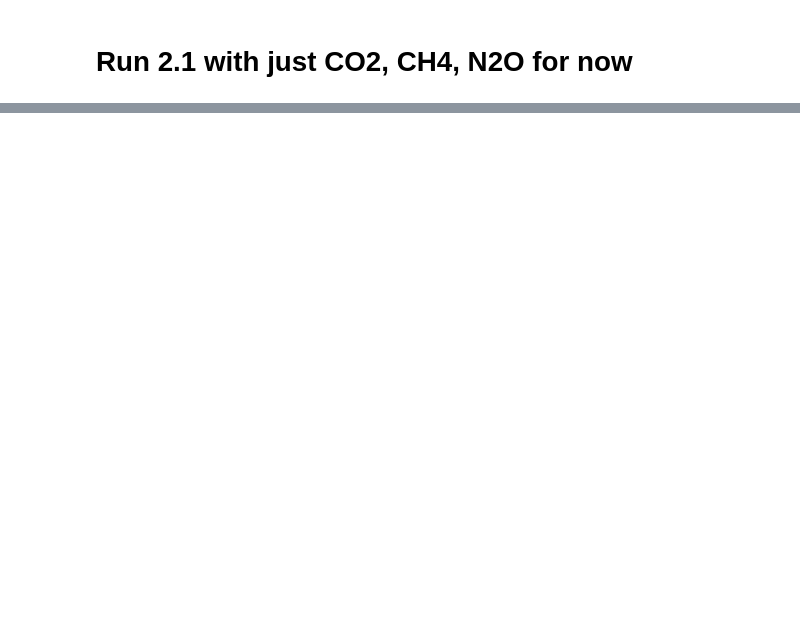
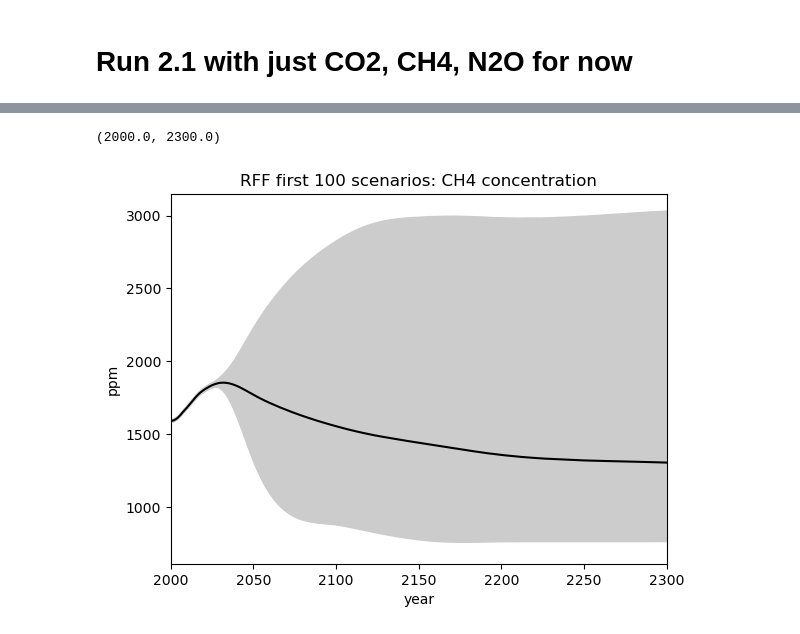
Before and after one commit to chrisroadmap/rff-fair2.1, a Jupyter notebook: notebooks/200_run-CO2-CH4-N2O.ipynb, the cells around one changed output, grey strips where cells are left out. Drawn from its saved outputs; the diff is of its cells as text; code cells hidden in the pictures; blank space fills up the shorter version.

```diff
--- a/notebooks/200_run-CO2-CH4-N2O.ipynb
+++ b/notebooks/200_run-CO2-CH4-N2O.ipynb
@@ -228,0 +263,19 @@ pl.xlim(2000, 2300)
+# %%
+pl.fill_between(
+    f.timebounds,
+    np.percentile(f.concentration[...,1], 5, axis=(1,2)),
+    np.percentile(f.concentration[...,1], 95, axis=(1,2)),
+    color='0.8'
+)
+pl.plot(
+    f.timebounds,
+    np.percentile(f.concentration[...,1], 50, axis=(1,2)),
+    color='k'
+)
+pl.title('RFF first 100 scenarios: CH4 concentration')
+pl.xlabel('year')
+pl.ylabel('ppm')
+pl.xlim(2000, 2300)
+# %% [output]
+(2000.0, 2300.0)
+[figure, added]
```
Also changed, not shown: parts of 55 cells of this notebook, 5 other files.
